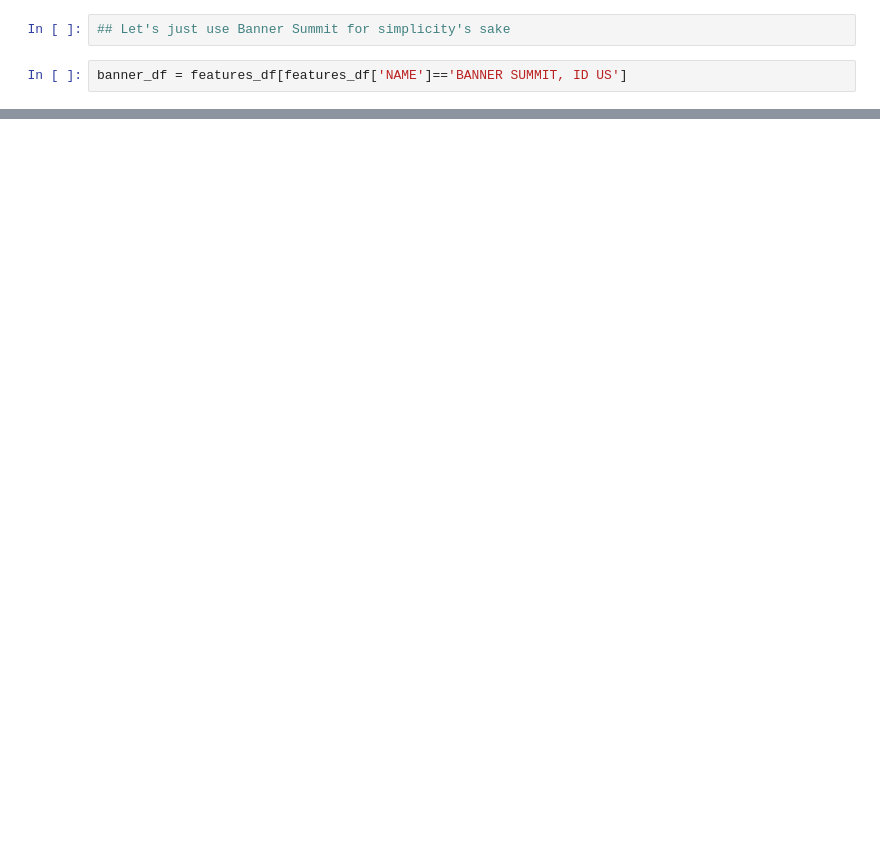
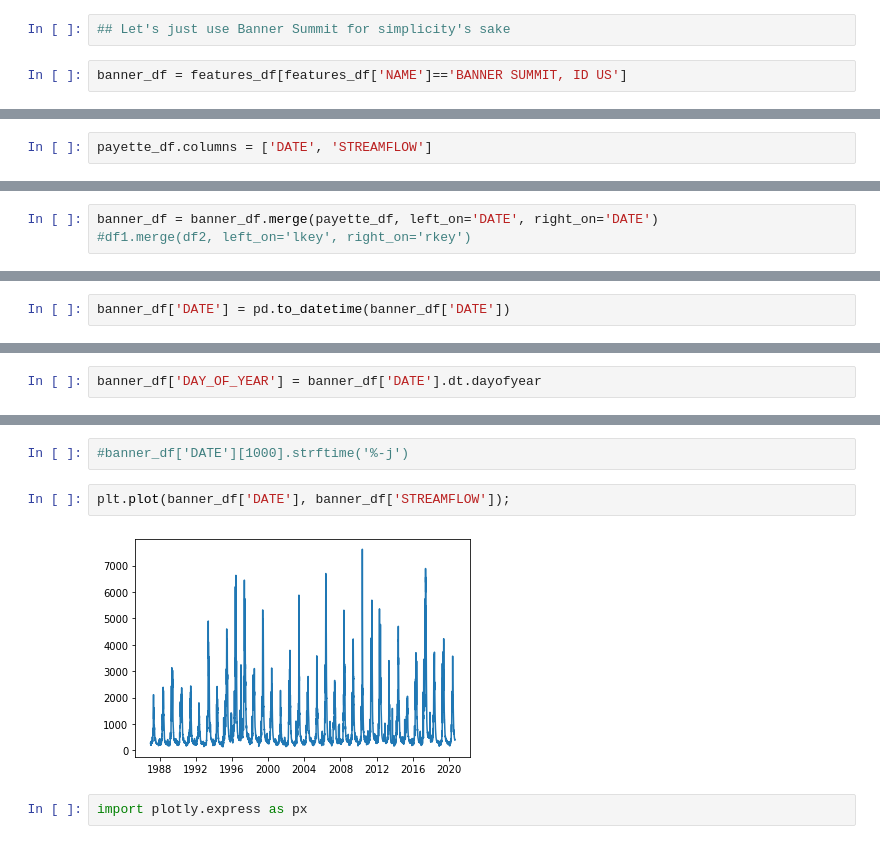
Before and after one commit to willstauffer/streamflow_predictions, a Jupyter notebook: Payette_streamflow.ipynb, the cells around one changed output, grey strips where cells are left out. Saved outputs shown, nothing was run; the diff lists cells and outputs as text; blank space fills up the shorter version.

```diff
--- a/Payette_streamflow.ipynb
+++ b/Payette_streamflow.ipynb
@@ -112,0 +141,2 @@ export the model so I can deploy it to heroku
+# %%
+payette_df.columns = ['DATE', 'STREAMFLOW']
@@ -112,0 +159,3 @@ export the model so I can deploy it to heroku
+# %%
+banner_df = banner_df.merge(payette_df, left_on='DATE', right_on='DATE')
+#df1.merge(df2, left_on='lkey', right_on='rkey')
@@ -112,0 +168,2 @@ export the model so I can deploy it to heroku
+# %%
+banner_df['DATE'] = pd.to_datetime(banner_df['DATE'])
@@ -112,0 +176,2 @@ export the model so I can deploy it to heroku
+# %%
+banner_df['DAY_OF_YEAR'] = banner_df['DATE'].dt.dayofyear
@@ -112,0 +194,8 @@ export the model so I can deploy it to heroku
+# %%
+#banner_df['DATE'][1000].strftime('%-j')
+# %%
+plt.plot(banner_df['DATE'], banner_df['STREAMFLOW']);
+# %% [output]
+[figure, added]
+# %%
+import plotly.express as px
```
Also changed, not shown: parts of 122 cells of this notebook.
